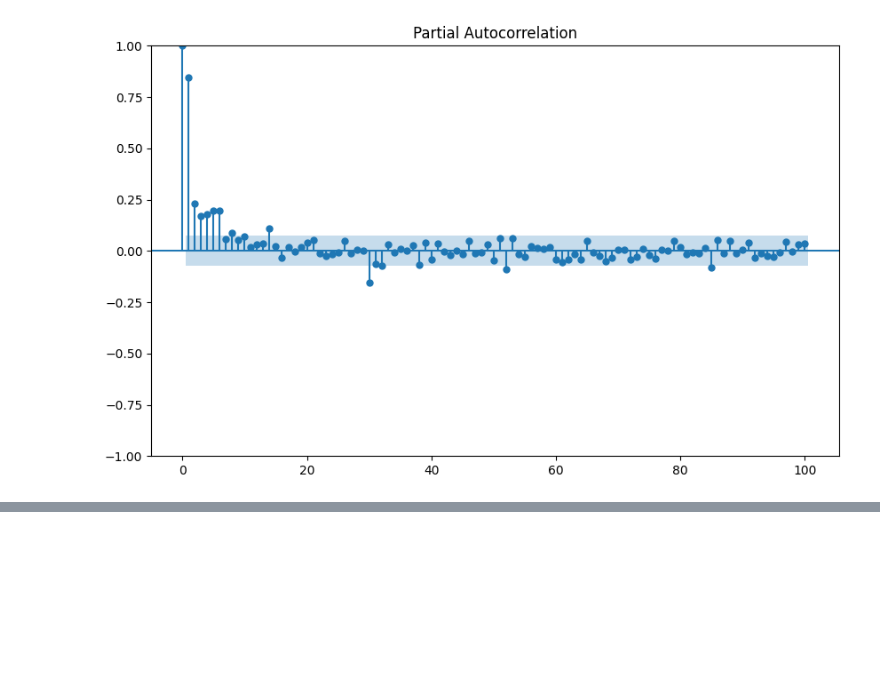
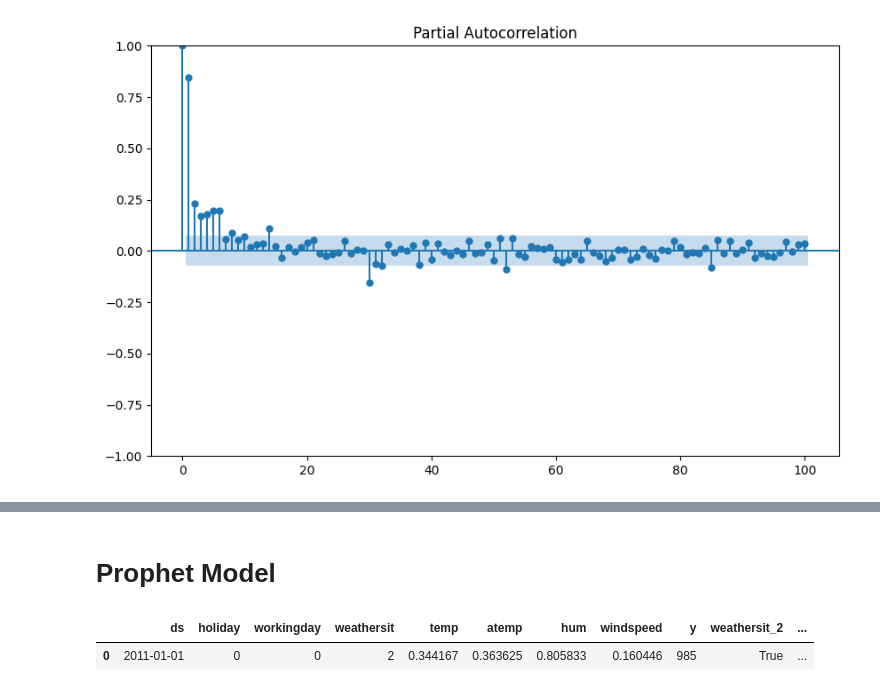
Before and after one commit to Mnr04/Time_series_analysis_course, a Jupyter notebook: Prophet_Course.ipynb, the cells around one changed output, grey strips where cells are left out. Saved outputs shown, nothing was run; the diff lists cells and outputs as text; code cells hidden in the pictures; blank space fills up the shorter version.

```diff
--- a/Prophet_Course.ipynb
+++ b/Prophet_Course.ipynb
@@ -159,0 +230,8 @@ plt.show()
+# %% [markdown]
+# Prophet Model
+# %%
+# Look at df
+df.head(1)
+# %% [output]
+|  | ds | holiday | workingday | weathersit | temp | atemp | hum | windspeed | y | weathersit_2 | ... |
+| 0 | 2011-01-01 | 0 | 0 | 2 | 0.344167 | 0.363625 | 0.805833 | 0.160446 | 985 | True | ... |
```
Also changed, not shown: parts of 11 cells of this notebook.
